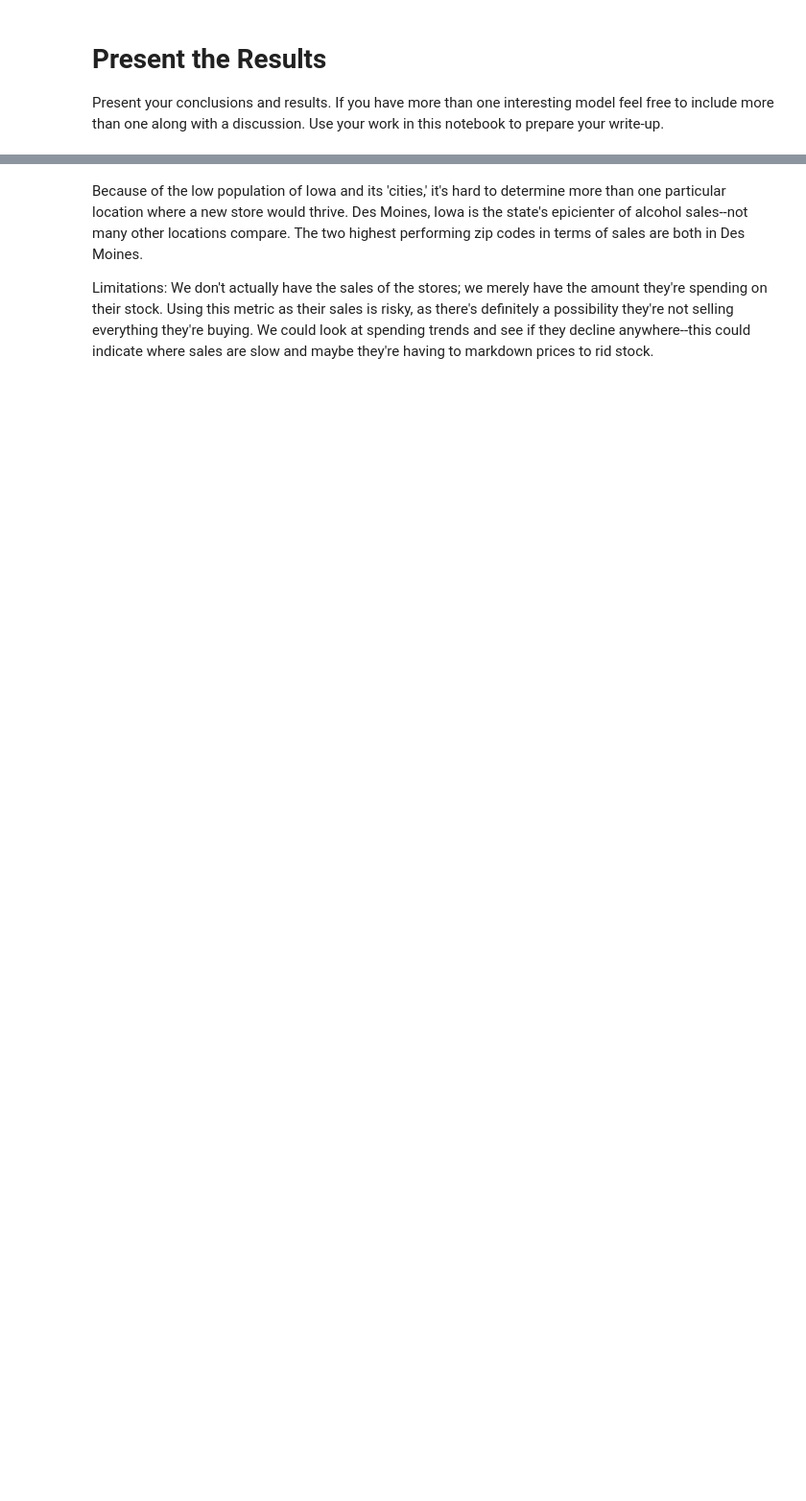
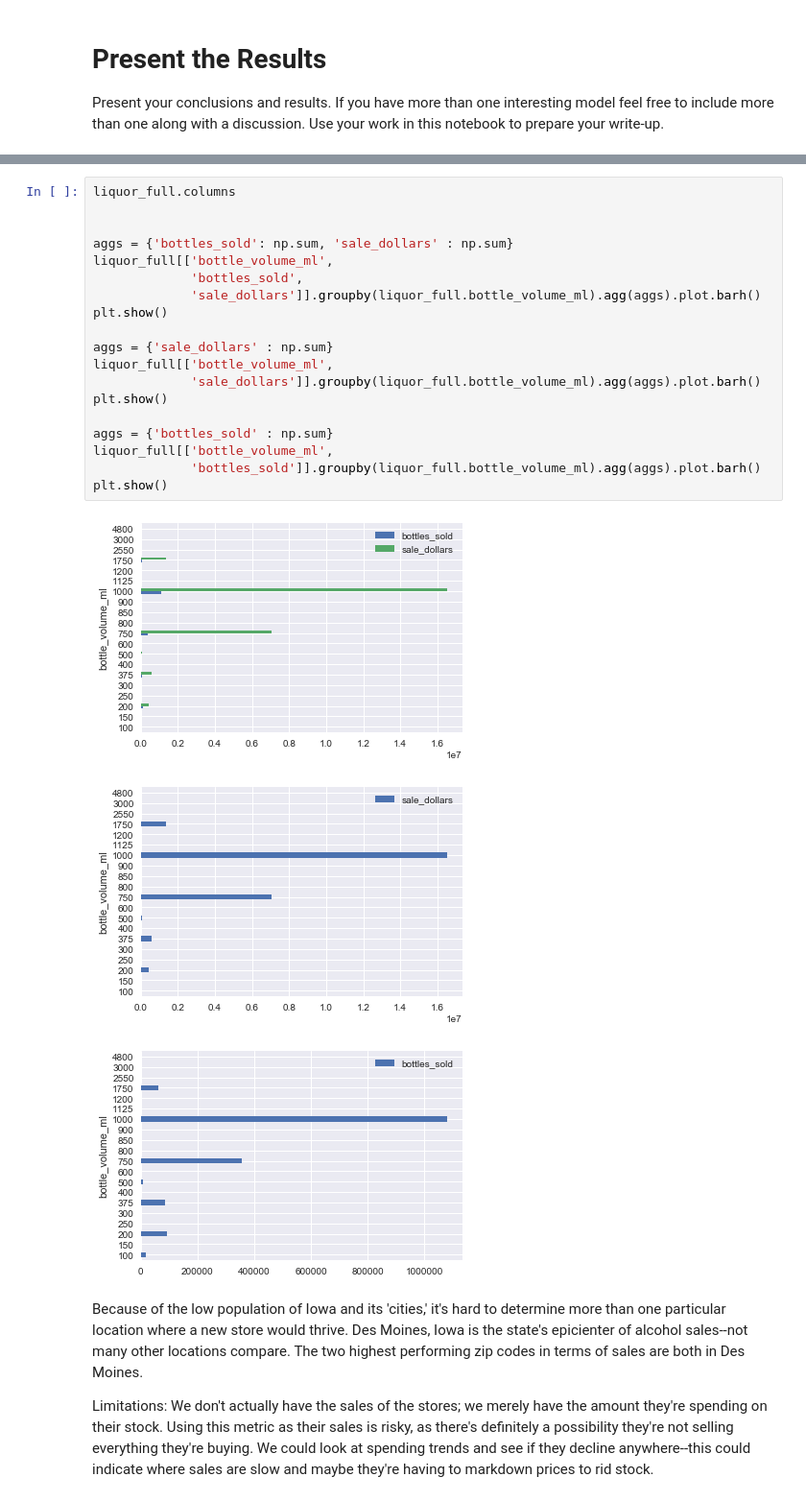
Before and after one commit to matthewbrems/old, a Jupyter notebook: projects/02-project/starter-code/project-2-starter-code-jd.ipynb, the cells around one changed output, grey strips where cells are left out. Shown at 96% size. Saved outputs shown, nothing was run; the diff lists cells and outputs as text; blank space fills up the shorter version.

```diff
--- a/projects/02-project/starter-code/project-2-starter-code-jd.ipynb
+++ b/projects/02-project/starter-code/project-2-starter-code-jd.ipynb
@@ -663,4 +671,27 @@ top_ten.plot.barh()
 [figure]
+# %%
+liquor_full.columns
+
+
+aggs = {'bottles_sold': np.sum, 'sale_dollars' : np.sum}
+liquor_full[['bottle_volume_ml',
+             'bottles_sold',
+             'sale_dollars']].groupby(liquor_full.bottle_volume_ml).agg(aggs).plot.barh()
+plt.show()
+
+aggs = {'sale_dollars' : np.sum}
+liquor_full[['bottle_volume_ml',
+             'sale_dollars']].groupby(liquor_full.bottle_volume_ml).agg(aggs).plot.barh()
+plt.show()
+
+aggs = {'bottles_sold' : np.sum}
+liquor_full[['bottle_volume_ml',
+             'bottles_sold']].groupby(liquor_full.bottle_volume_ml).agg(aggs).plot.barh()
+plt.show()
+# %% [output]
+[figure, added]
+[figure, added]
+[figure, added]
 # %% [markdown]
 Because of the low population of Iowa and its 'cities,' it's hard to determine more than one particular location where a new store would thrive. Des Moines, Iowa is the state's epicienter of alcohol sales--not many other locations compare. The two highest performing zip codes in terms of sales are both in Des Moines.
 
```
Also changed, not shown: parts of 15 cells of this notebook.
